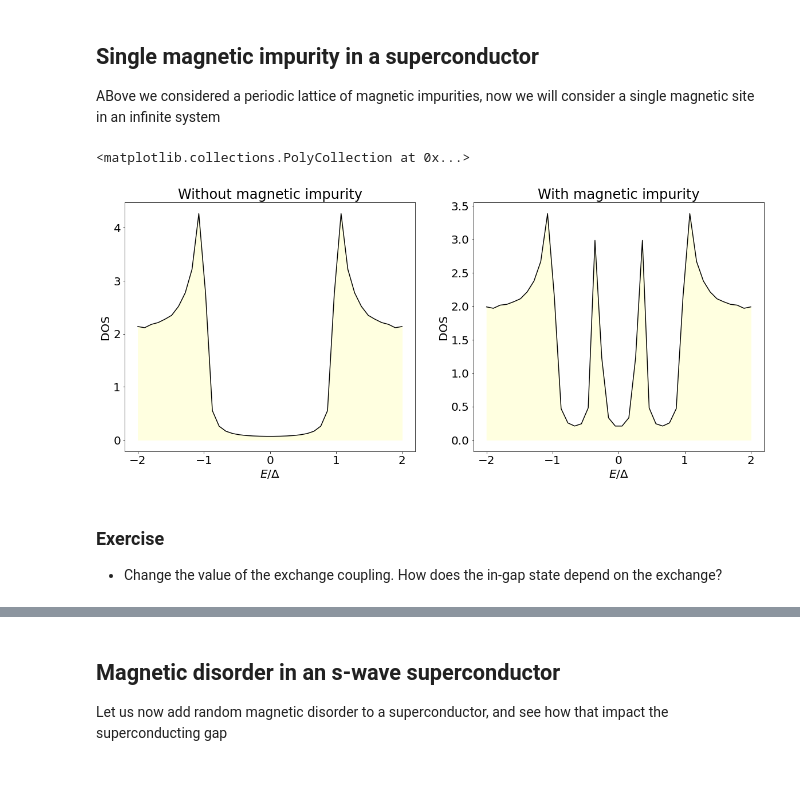
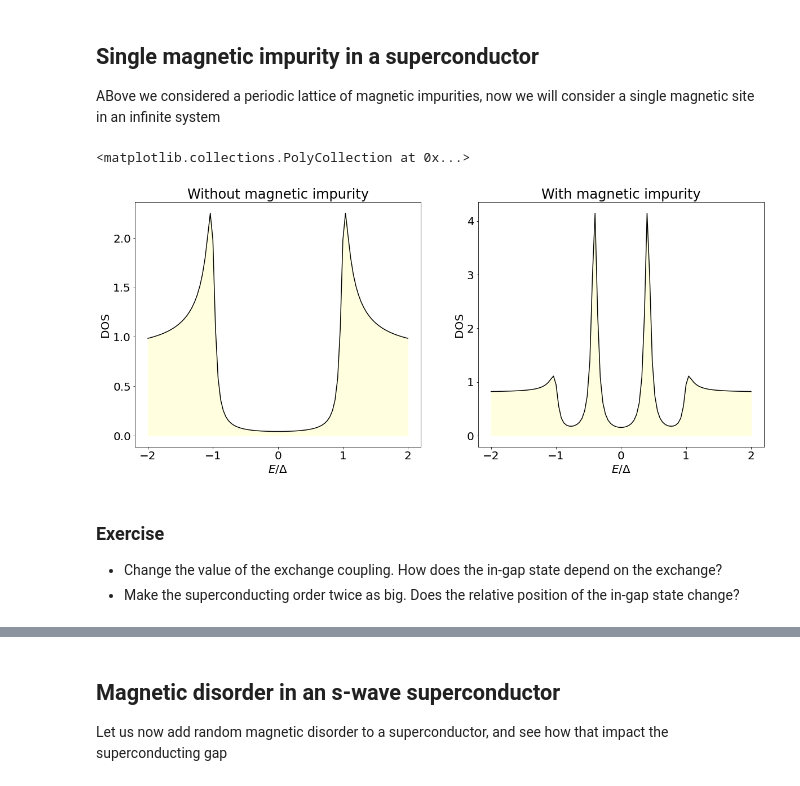
Before and after one commit to joselado/jyvaskyla_summer_school_2022, a Jupyter notebook: sessions/session2.ipynb, the cells around one changed output, grey strips where cells are left out. Cells and saved outputs as stored; diff of their text form; code cells hidden in the pictures.

```diff
--- a/sessions/session2.ipynb
+++ b/sessions/session2.ipynb
@@ -268,32 +268,35 @@ ABove we considered a periodic lattice of magnetic impurities, now we will consi
 # %%
 g = geometry.triangular_lattice() # take a triangular lattice
 g = g.get_supercell((2,2)) # make a supercell so that we have several sites per unit cell
 h = g.get_hamiltonian() # generate Hamiltonian
-delta = 0.5 # superconducting order parameter
+h.add_onsite(-4.0) # shift the chemical potential
+delta = 1e-3 # superconducting order parameter (very small to have nearly constant DOS in the energy window)
 h.add_swave(delta) # add superconductivity
 hv = h.copy() # make a copy
-hv.add_zeeman(potentials.impurity(g.r[0],v=[0.,0.,2.])) # unit cell with a magnetic impurity
+hv.add_zeeman(potentials.impurity(g.r[0],v=[0.,0.,3.])) # unit cell with a magnetic impurity
+
 from pyqula import embedding
 
 # first the pristine
 plt.subplot(1,2,1) ; plt.title("Without magnetic impurity")
 eb = embedding.Embedding(h,m=h)
-energies = np.linspace(-2*delta,2*delta,40) # energy grid
-(e,d) = eb.multidos(es=energies,delta=2e-2) # compute LDOS
+energies = np.linspace(-2*delta,2*delta,101) # energy grid
+(e,d) = eb.multidos(es=energies,delta=delta/20) # compute DOS
 e = e/delta # redefine
 plt.plot(e,d,c="black") ; plt.xlabel("$E/\Delta$") ; plt.ylabel("DOS") # plot
 plt.fill_between(e, d, where=d>=d, interpolate=True, color='lightyellow') # add a background
 
 # create an embedding object (infinite pristine system with h, central impurity hv)
 plt.subplot(1,2,2) ; plt.title("With magnetic impurity")
 eb = embedding.Embedding(h,m=hv)
-(e,d) = eb.multidos(es=energies,delta=2e-2) # compute LDOS
+(e,d) = eb.multidos(es=energies,delta=delta/20) # compute LDOS
 e = e/delta # redefine
 plt.plot(e,d,c="black") ; plt.xlabel("$E/\Delta$") ; plt.ylabel("DOS") # plot
 plt.fill_between(e, d, where=d>=d, interpolate=True, color='lightyellow') # add a background
 # %% [output]
 <matplotlib.collections.PolyCollection at 0x...>
-[figure, old version]
+[figure, new version]
 # %% [markdown]
 ### Exercise
 - Change the value of the exchange coupling. How does the in-gap state depend on the exchange?
+- Make the superconducting order twice as big. Does the relative position of the in-gap state change?
```
Also changed, not shown: parts of 3 cells of this notebook.
